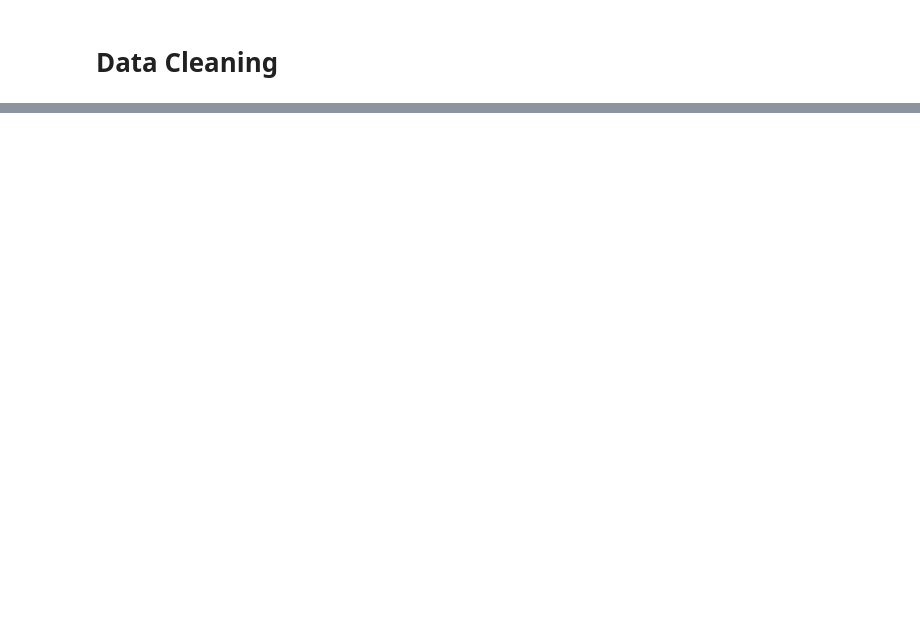
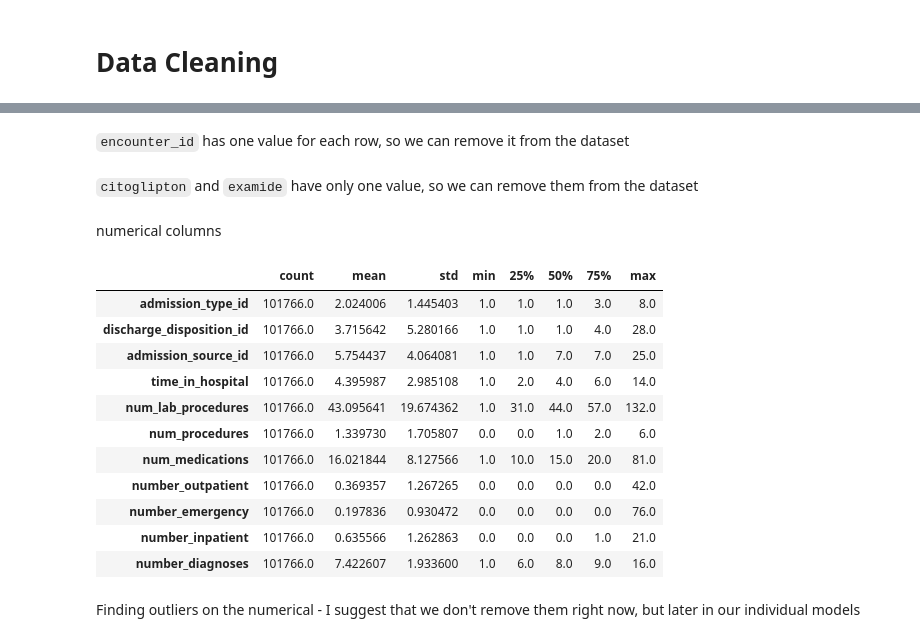
Before and after one commit to BAlmeidaS/predictive-analysis, a Jupyter notebook: notebook.ipynb, the cells around one changed output, grey strips where cells are left out. Saved outputs shown, nothing was run; the diff lists cells and outputs as text; code cells hidden in the pictures; blank space fills up the shorter version.

```diff
--- a/notebook.ipynb
+++ b/notebook.ipynb
@@ -38,0 +69,7 @@ df.head()
+# %%
+NUM_COLUMNS = [
+  "admission_type_id", "discharge_disposition_id", "admission_source_id",
+  "time_in_hospital", "num_lab_procedures", "num_procedures", "num_medications",
+  "number_outpatient", "number_emergency", "number_inpatient", "number_diagnoses"
+]
+print(f"num of numerical columns: {len(NUM_COLUMNS)}")
@@ -77,0 +117,3 @@ array(['Adequate', 'Ineffective', 'Effective'], dtype=object)
+# %%
+df = df.replace("?", None)
+df.isnull().sum()
@@ -77,0 +168,29 @@ array(['Adequate', 'Ineffective', 'Effective'], dtype=object)
+# %% [markdown]
+`encounter_id` has one value for each row, so we can remove it from the dataset
+# %%
+df = df.drop(columns=["encounter_id"], errors="ignore")
+CAT_COLUMNS = [c for c in CAT_COLUMNS if c != "encounter_id"]
+# %% [markdown]
+`citoglipton` and `examide` have only one value, so we can remove them from the dataset
+# %%
+df = df.drop(columns=["citoglipton", "examide"], errors="ignore")
+CAT_COLUMNS = [c for c in CAT_COLUMNS if c not in ["citoglipton", "examide"]]
+# %% [markdown]
+numerical columns
+# %%
+df[NUM_COLUMNS].describe().T
+# %% [output]
+|  | count | mean | std | min | 25% | 50% | 75% | max |
+| admission_type_id | 101766.0 | 2.024006 | 1.445403 | 1.0 | 1.0 | 1.0 | 3.0 | 8.0 |
+| discharge_disposition_id | 101766.0 | 3.715642 | 5.280166 | 1.0 | 1.0 | 1.0 | 4.0 | 28.0 |
+| admission_source_id | 101766.0 | 5.754437 | 4.064081 | 1.0 | 1.0 | 7.0 | 7.0 | 25.0 |
+| time_in_hospital | 101766.0 | 4.395987 | 2.985108 | 1.0 | 2.0 | 4.0 | 6.0 | 14.0 |
+| num_lab_procedures | 101766.0 | 43.095641 | 19.674362 | 1.0 | 31.0 | 44.0 | 57.0 | 132.0 |
+| num_procedures | 101766.0 | 1.339730 | 1.705807 | 0.0 | 0.0 | 1.0 | 2.0 | 6.0 |
+| num_medications | 101766.0 | 16.021844 | 8.127566 | 1.0 | 10.0 | 15.0 | 20.0 | 81.0 |
+| number_outpatient | 101766.0 | 0.369357 | 1.267265 | 0.0 | 0.0 | 0.0 | 0.0 | 42.0 |
+| number_emergency | 101766.0 | 0.197836 | 0.930472 | 0.0 | 0.0 | 0.0 | 0.0 | 76.0 |
+| number_inpatient | 101766.0 | 0.635566 | 1.262863 | 0.0 | 0.0 | 0.0 | 1.0 | 21.0 |
+| number_diagnoses | 101766.0 | 7.422607 | 1.933600 | 1.0 | 6.0 | 8.0 | 9.0 | 16.0 |
+# %% [markdown]
+Finding outliers on the numerical - I suggest that we don't remove them right now, but later in our individual models
```
Also changed, not shown: parts of 25 cells of this notebook.
